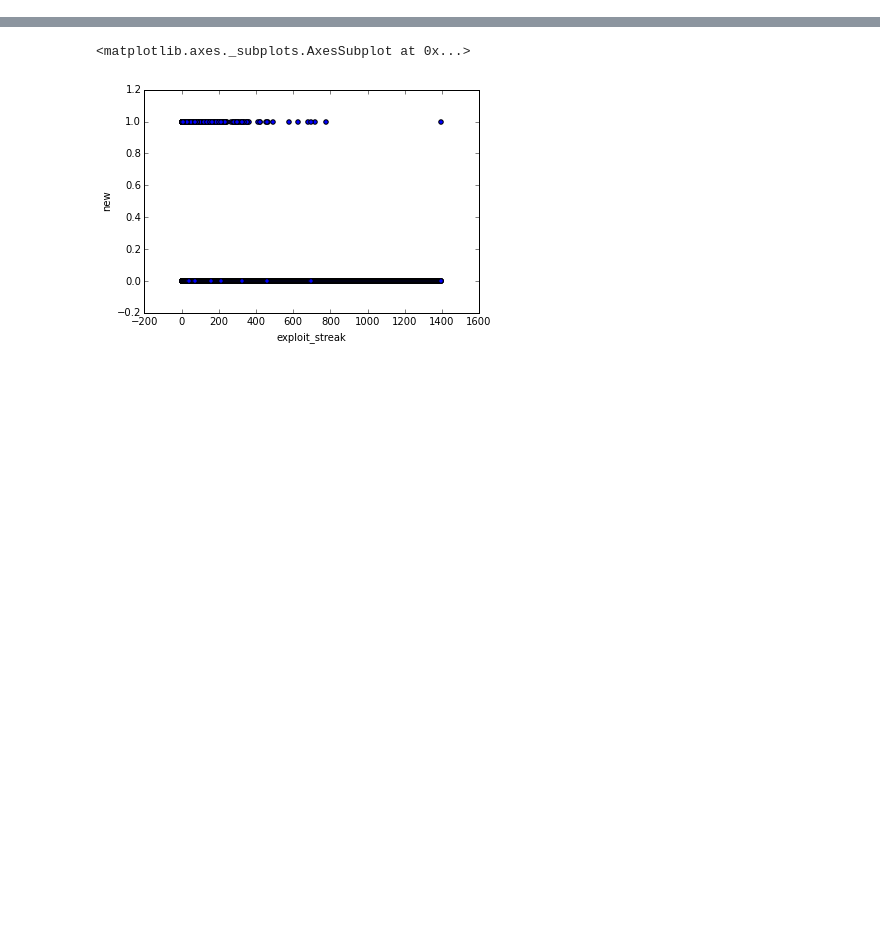
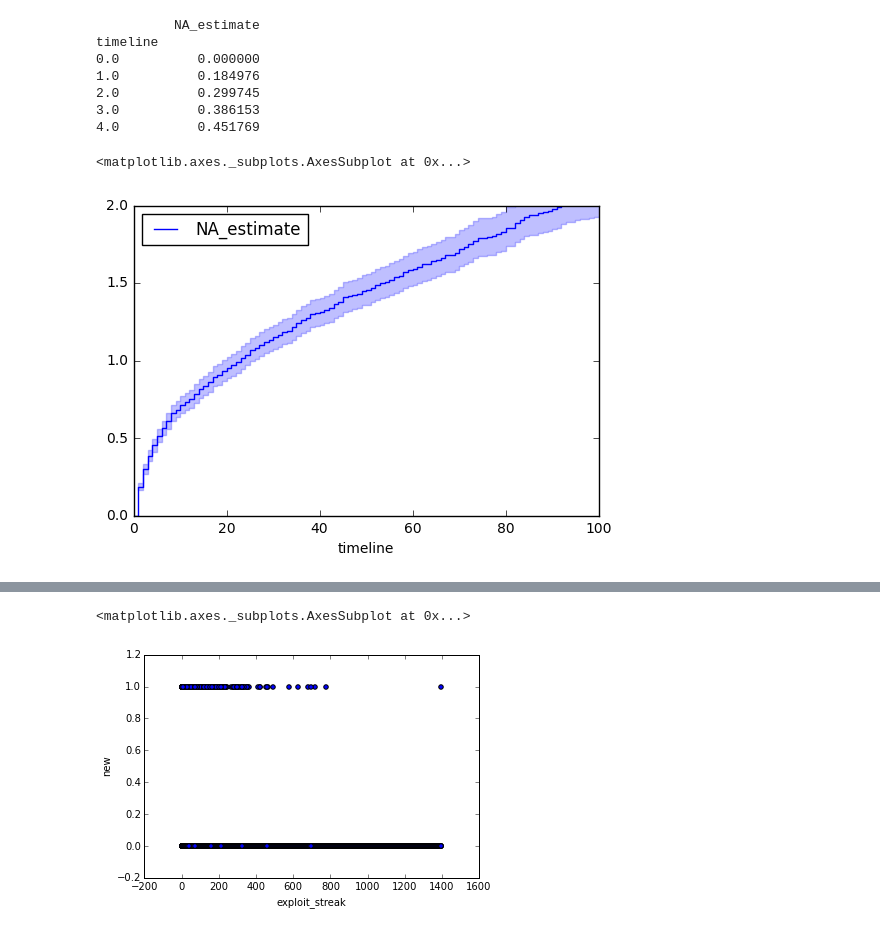
Before and after one commit to jlorince/MusicForaging, a Jupyter notebook: notebooks/Coherency-Maximzing.ipynb, the cells around one changed output, grey strips where cells are left out. Saved outputs shown, nothing was run; the diff lists cells and outputs as text; code cells hidden in the pictures; blank space fills up the shorter version.

```diff
--- a/notebooks/Coherency-Maximzing.ipynb
+++ b/notebooks/Coherency-Maximzing.ipynb
@@ -47,0 +74,17 @@ df_blocked[df_blocked.new==0].groupby('new_block').n.sum().value_counts().reinde
+# %%
+from lifelines import NelsonAalenFitter
+naf = NelsonAalenFitter()
+
+naf.fit(durations,event_observed=observed)
+print(naf.cumulative_hazard_.head())
+naf.plot(xlim=(0,100),ylim=(0,2))
+# %% [output]
+          NA_estimate
+timeline
+0.0          0.000000
+1.0          0.184976
+2.0          0.299745
+3.0          0.386153
+4.0          0.451769
+<matplotlib.axes._subplots.AxesSubplot at 0x...>
+[figure, added]
```
Also changed, not shown: parts of 10 cells of this notebook, 1 other file.
